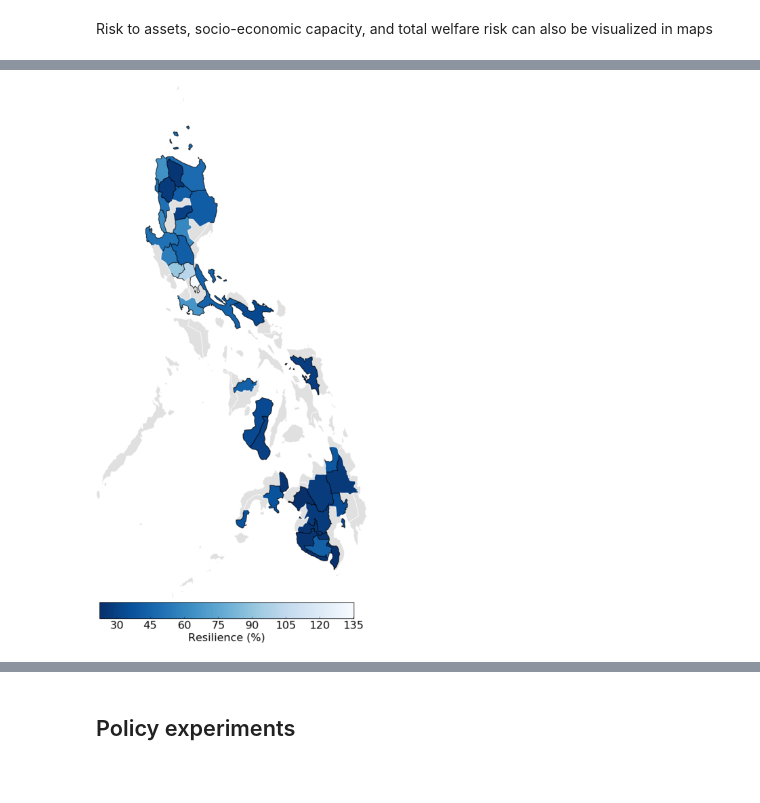
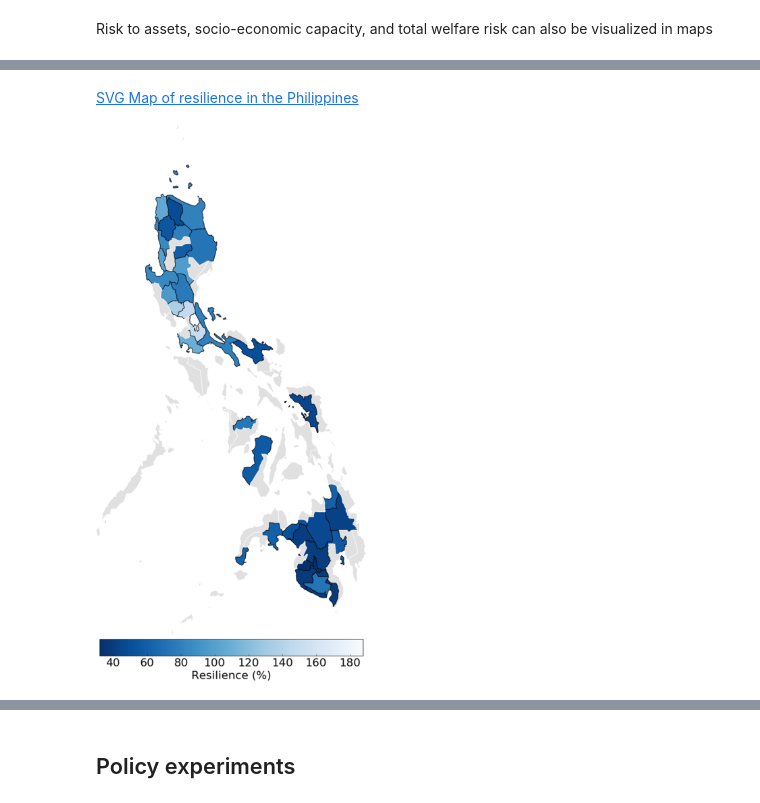
Before and after one commit to adrivsh/resilience_indicator_phl, a Jupyter notebook: socio_economic_capacity_demo.ipynb, the cells around one changed output, grey strips where cells are left out. Cells and saved outputs as stored; diff of their text form; code cells hidden in the pictures; blank space fills up the shorter version.

```diff
--- a/socio_economic_capacity_demo.ipynb
+++ b/socio_economic_capacity_demo.ipynb
@@ -168,4 +166,19 @@ Image("map_and_legend_of_risk.png",width=400)
-# %%
-Image("map_and_legend_of_resilience.png",width=400)
-# %% [output]
-[figure, removed]
+# %%
+# path to the blank map (This map was produced using the mapshaper.org and the GDAM.org Philippines map)
+input_svg = "inputs/PHL_adm1_simplified.svg"
+# %%
+#Default options for plots
+font = {'family' : 'sans serif',
+    'size'   : 22}
+plt.rc('font', **font)
+# %%
+make_map_from_svg(
+        df_with_results.resilience.dropna(),
+        input_svg,
+        outname="resilience",
+        color_maper=plt.cm.get_cmap("Blues_r"),
+        label="Resilience (%)",
+        new_title="Map of resilience in the Philippines")
+# %% [output]
+SVG Map of resilience in the Philippines
+[figure, added]
```
Also changed, not shown: parts of 4 cells of this notebook, 2 other files.
